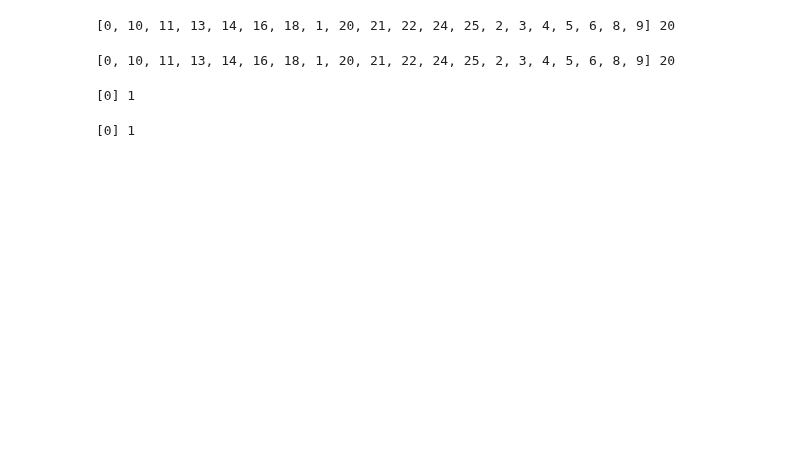
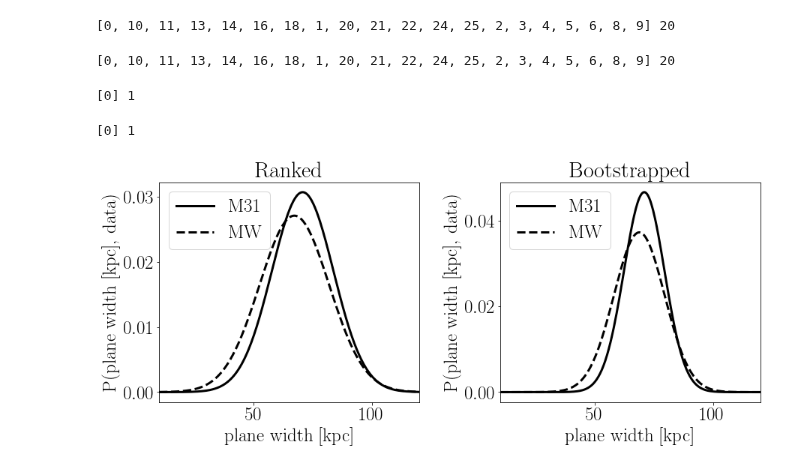
Before and after one commit to astroandes/SatelliteShapeLG, a Jupyter notebook: code/plot.ipynb, the cells around one changed output. Drawn from its saved outputs; the diff is of its cells as text; code cells hidden in the pictures; blank space fills up the shorter version.

```diff
--- a/code/plot.ipynb
+++ b/code/plot.ipynb
@@ -151 +243,5 @@ def comparison_plot(field):
+# %%
+distribution_plot('width')
+# %% [output]
+[figure, added]
 # %%
```
Also changed, not shown: parts of 21 cells of this notebook.
